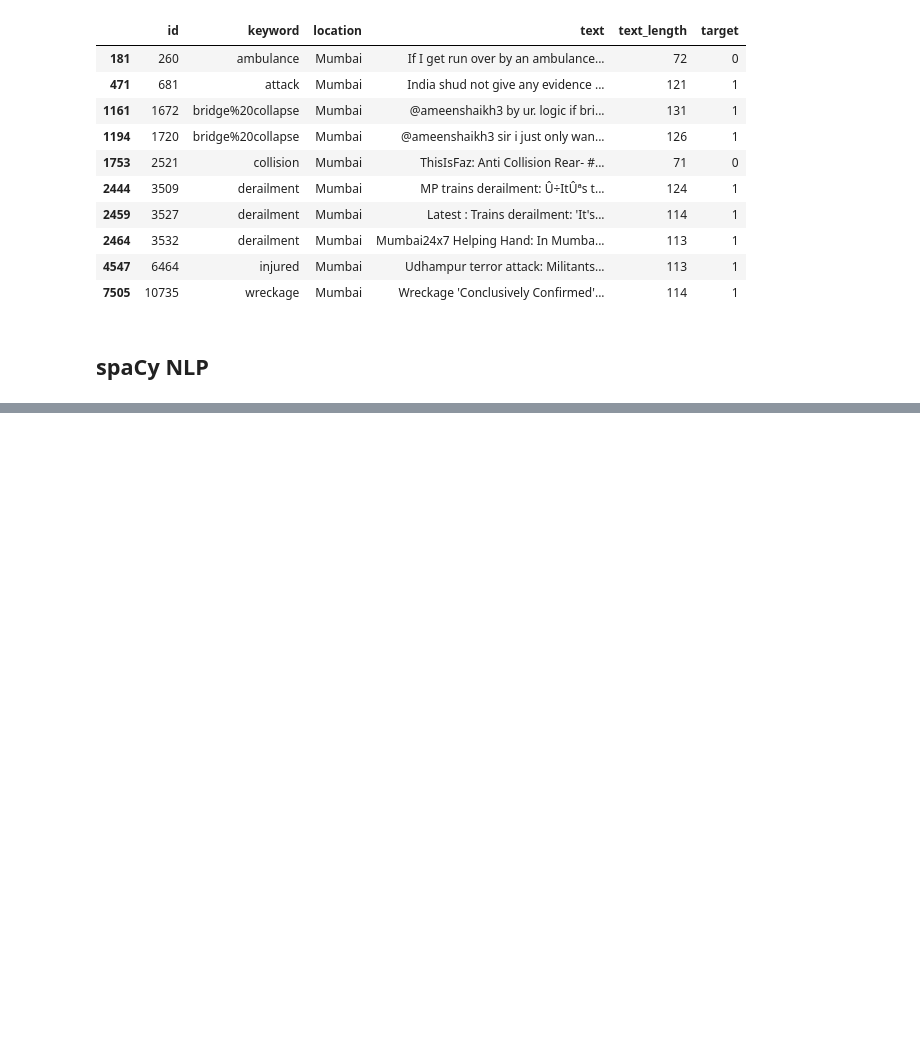
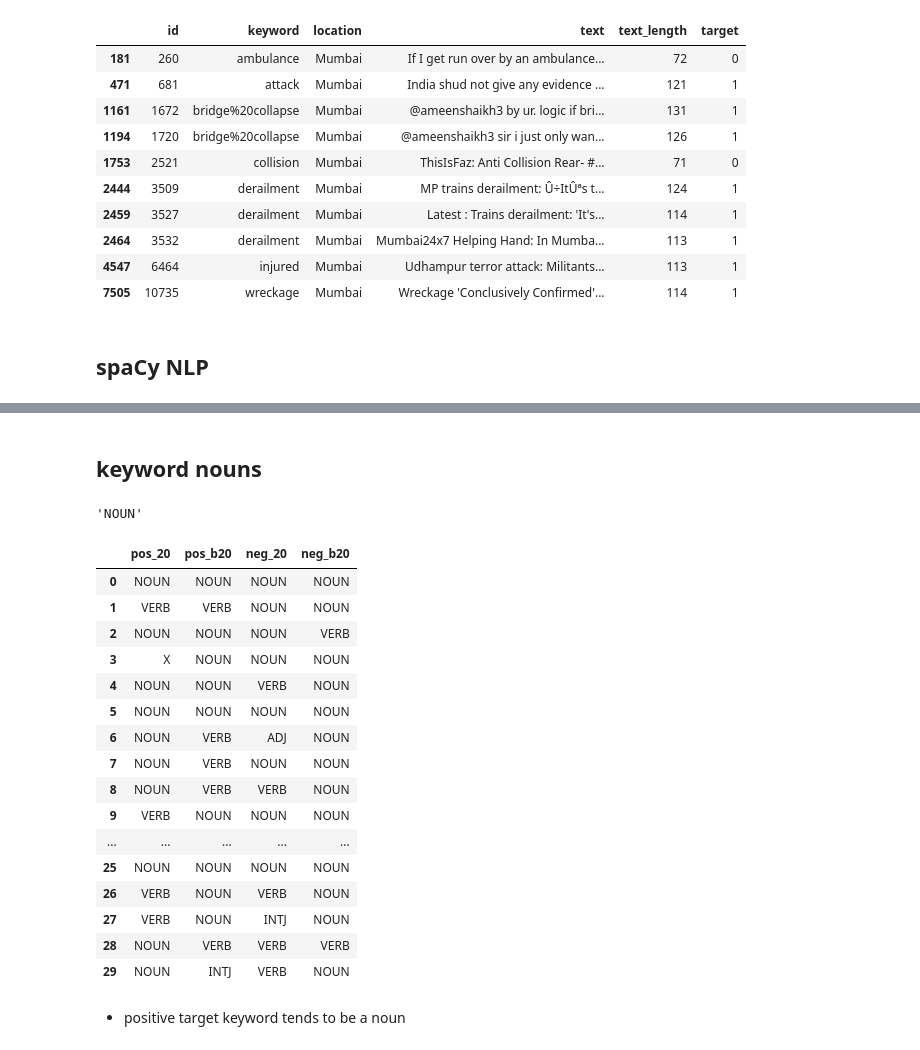
Before and after one commit to ramelloperalta/kaggle-competitions, a Jupyter notebook: kc_nlp-getting-started.ipynb, the cells around one changed output, grey strips where cells are left out. Cells and saved outputs as stored; diff of their text form; code cells hidden in the pictures; blank space fills up the shorter version.

```diff
--- a/kc_nlp-getting-started.ipynb
+++ b/kc_nlp-getting-started.ipynb
@@ -562,0 +503,2 @@ nlp_df[nlp_df.text==str(g[3])]
+# %% [markdown]
+## keyword nouns
@@ -562,0 +507,39 @@ nlp_df[nlp_df.text==str(g[3])]
+# %%
+token.pos_
+# %% [output]
+'NOUN'
+# %%
+pos_20 = pos_df.keyword.value_counts()[:30].index.tolist()
+pos_b20 = pos_df.keyword.value_counts()[-30:].index.tolist()
+neg_20 = neg_df.keyword.value_counts()[:30].index.tolist()
+neg_b20 = neg_df.keyword.value_counts()[-30:].index.tolist()
+# %%
+tdict = {'pos_20':[],'pos_b20':[], 'neg_20':[], 'neg_b20':[]}
+for x in range(30):
+    tdict['pos_20'].append(nlp(pos_20[x])[0].pos_)
+    tdict['pos_b20'].append(nlp(pos_b20[x])[0].pos_)
+    tdict['neg_20'].append(nlp(neg_20[x])[0].pos_)
+    tdict['neg_b20'].append(nlp(neg_b20[x])[0].pos_)
+
+a = pd.DataFrame(tdict)
+a.style.apply(lambda x: ["background: red" if v == 'NOUN' else "" for v in x], axis = 1)
+# %% [output]
+|  | pos_20 | pos_b20 | neg_20 | neg_b20 |
+| 0 | NOUN | NOUN | NOUN | NOUN |
+| 1 | VERB | VERB | NOUN | NOUN |
+| 2 | NOUN | NOUN | NOUN | VERB |
+| 3 | X | NOUN | NOUN | NOUN |
+| 4 | NOUN | NOUN | VERB | NOUN |
+| 5 | NOUN | NOUN | NOUN | NOUN |
+| 6 | NOUN | VERB | ADJ | NOUN |
+| 7 | NOUN | VERB | NOUN | NOUN |
+| 8 | NOUN | VERB | VERB | NOUN |
+| 9 | VERB | NOUN | NOUN | NOUN |
+| ... | ... | ... | ... | ... |
+| 25 | NOUN | NOUN | NOUN | NOUN |
+| 26 | VERB | NOUN | VERB | NOUN |
+| 27 | VERB | NOUN | INTJ | NOUN |
+| 28 | NOUN | VERB | VERB | VERB |
+| 29 | NOUN | INTJ | VERB | NOUN |
+# %% [markdown]
+- positive target keyword tends to be a noun
```
Also changed, not shown: parts of 22 cells of this notebook.
